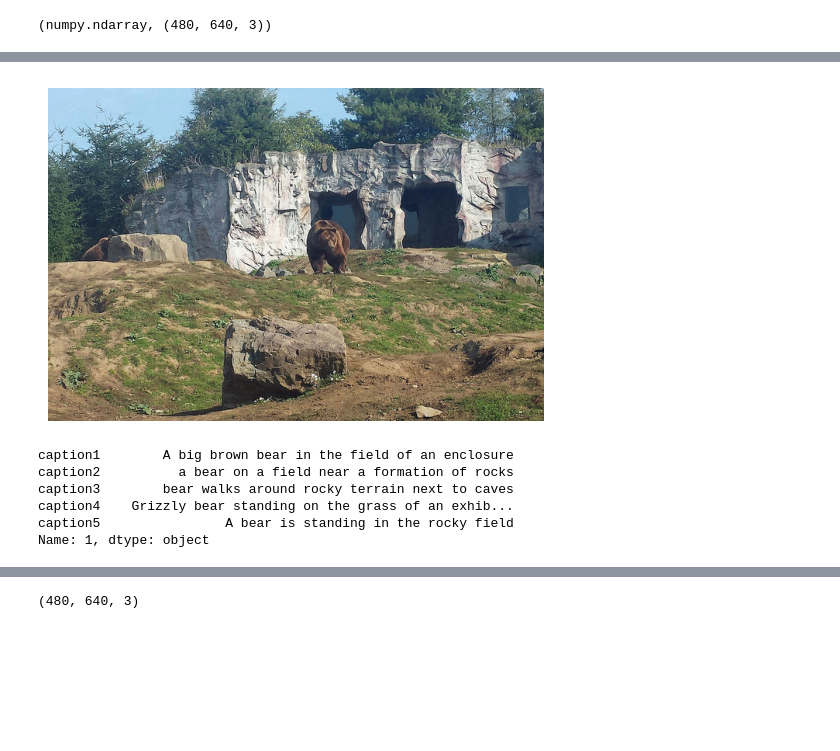
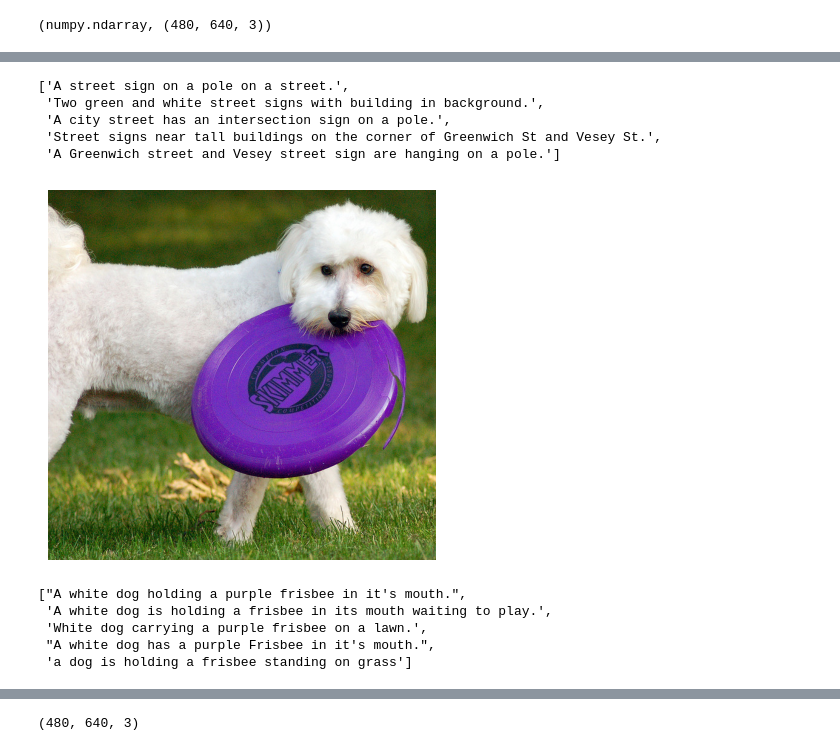
Before and after one commit to andjadenic/ImageCaptioning, a Jupyter notebook: minicoco_dataset_overview.ipynb, the cells around one changed output, grey strips where cells are left out. Cells and saved outputs as stored; diff of their text form; code cells hidden in the pictures; blank space fills up the shorter version.

```diff
--- a/minicoco_dataset_overview.ipynb
+++ b/minicoco_dataset_overview.ipynb
@@ -88,20 +38,53 @@ Name: 0, dtype: object
-# %%
-# Display the second image with corresponding captions from miniCOCO dataset
-img_name_1 = frame.iloc[1]['img_name']
-img_path_1 = f'miniCOCO/train/{img_name_1}'
-
-I_1 = io.imread(img_path_1)
-
-plt.axis('off')
-plt.imshow(I_1)
-plt.show()
-
-print(frame.iloc[1, 1:])
-# %% [output]
-[figure, removed]
-caption1        A big brown bear in the field of an enclosure
-caption2          a bear on a field near a formation of rocks
-caption3        bear walks around rocky terrain next to caves
-caption4    Grizzly bear standing on the grass of an exhib...
-caption5                A bear is standing in the rocky field
-Name: 1, dtype: object
+# %%
+def get_captions(annFile, img_name):
+    '''
+    Collect captions for a given image name from the COCO 2017 annotation JSON file.
+    '''
+    with open(annFile, 'r') as f:
+        coco_data = json.load(f)
+
+    # find the image ID
+    for image_info in coco_data.get('images', []):
+        if image_info.get('file_name') == img_name:
+            image_id = image_info['id']
+            break
+    if image_id is None:
+        print(f'{img_name} not found in {train_annFile}')
+
+    # collect image captions
+    captions = []
+    for annotation in coco_data.get('annotations', []):
+        if annotation.get('image_id') == image_id:
+            captions.append(annotation.get('caption'))
+
+    return captions
+# %%
+get_captions(annFile=train_annFile,
+             img_name=img_name)
+# %% [output]
+['A street sign on a pole on a street.',
+ 'Two green and white street signs with building in background.',
+ 'A city street has an intersection sign on a pole.',
+ 'Street signs near tall buildings on the corner of Greenwich St and Vesey St.',
+ 'A Greenwich street and Vesey street sign are hanging on a pole.']
+# %%
+img_name_2 = "000000000394.jpg"
+img_path_2 = r"C:\Users\csuser\Documents\andja_denic\ImageCaptioning\data\train_data\000000000394.jpg"
+
+# Display the image
+I_2 = io.imread(img_path_2)
+plt.figure(figsize=(5, 5))
+plt.axis('off')
+plt.imshow(I_2)
+plt.show()
+
+# Print captions
+get_captions(annFile=train_annFile,
+             img_name=img_name_2)
+# %% [output]
+[figure, added]
+["A white dog holding a purple frisbee in it's mouth.",
+ 'A white dog is holding a frisbee in its mouth waiting to play.',
+ 'White dog carrying a purple frisbee on a lawn.',
+ "A white dog has a purple Frisbee in it's mouth.",
+ 'a dog is holding a frisbee standing on grass']
```
Also changed, not shown: parts of 18 cells of this notebook, 6 other files.
